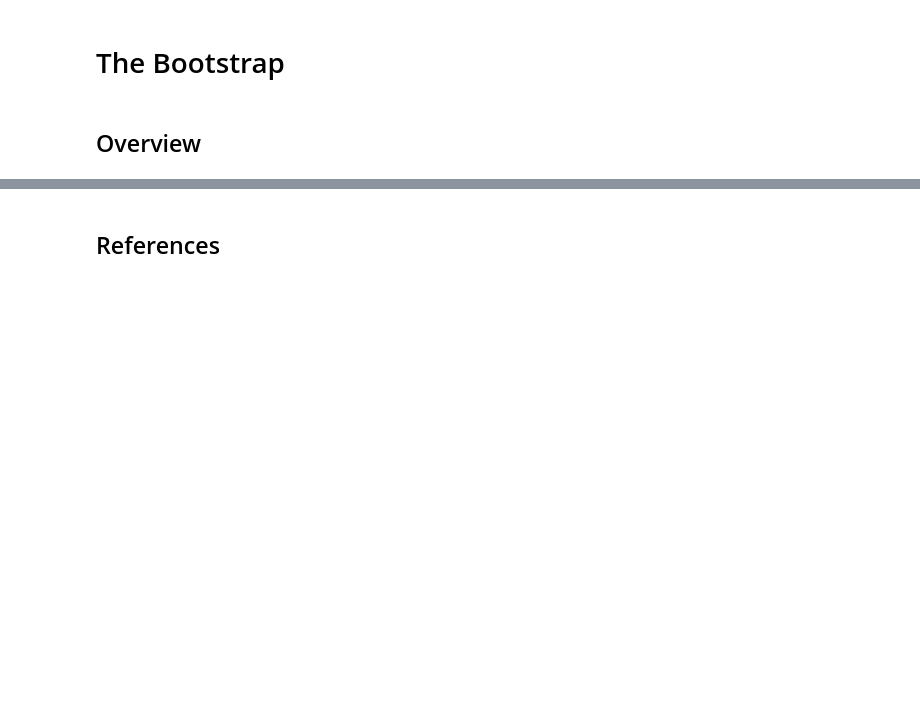
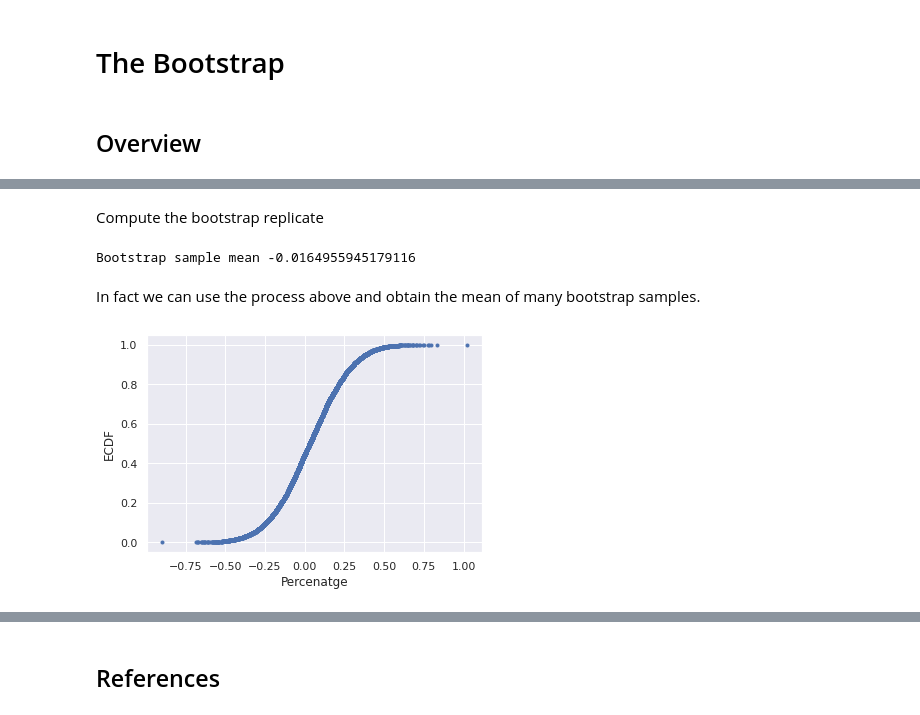
Before and after one commit to pockerman/probability_and_statistics_notes, a Jupyter notebook: probability_and_statistics/simulation_methods/the_bootstrap.ipynb, the cells around one changed output, grey strips where cells are left out. Drawn from its saved outputs; the diff is of its cells as text; code cells hidden in the pictures; blank space fills up the shorter version.

```diff
--- a/probability_and_statistics/simulation_methods/the_bootstrap.ipynb
+++ b/probability_and_statistics/simulation_methods/the_bootstrap.ipynb
@@ -22,0 +98,50 @@ Calculating $se$ requires that we know $\sigma^2$.
+# %%
+sample = np.random.normal(0.0, 1.0, size=30)
+bootstrap_sample = np.random.choice(sample, size=len(sample), replace=True)
+# %% [markdown]
+Compute the bootstrap replicate
+# %%
+print(f"Bootstrap sample mean {np.mean(bootstrap_sample)}")
+# %% [output]
+Bootstrap sample mean -0.0164955945179116
+# %% [markdown]
+In fact we can use the process above and obtain the mean of many bootstrap samples.
+# %%
+sample_means = []
+for itr in range(10000):
+    bootstrap_sample = np.random.choice(sample, size=len(sample), replace=True)
+
+    # compute the bootstrap replicate and
+    # store it in the sample means array
+    sample_means.append(np.mean(bootstrap_sample))
+# %%
+def ecdf(data):
+    """Compute ECDF for a one-dimensional array of measurements.
+    """
+
+    # Number of data points: n
+    n = len(data)
+
+    # x-data for the ECDF: x
+    x = np.sort(data)
+
+    # y-data for the ECDF: y
+    y = np.arange(1, n + 1) / n
+
+    return x, y
+# %%
+# Compute ECDF for versicolor data: x_vers, y_vers
+x, y = ecdf(sample_means)
+
+# Generate plot
+_ = plt.plot(x, y, marker='.', linestyle='none')
+
+# Label the axes
+_ = plt.xlabel("Percenatge")
+_ = plt.ylabel("ECDF")
+
+
+# Display the plot
+plt.show()
+# %% [output]
+[figure, added]
```
Also changed, not shown: parts of 38 cells of this notebook, 5 other files.
